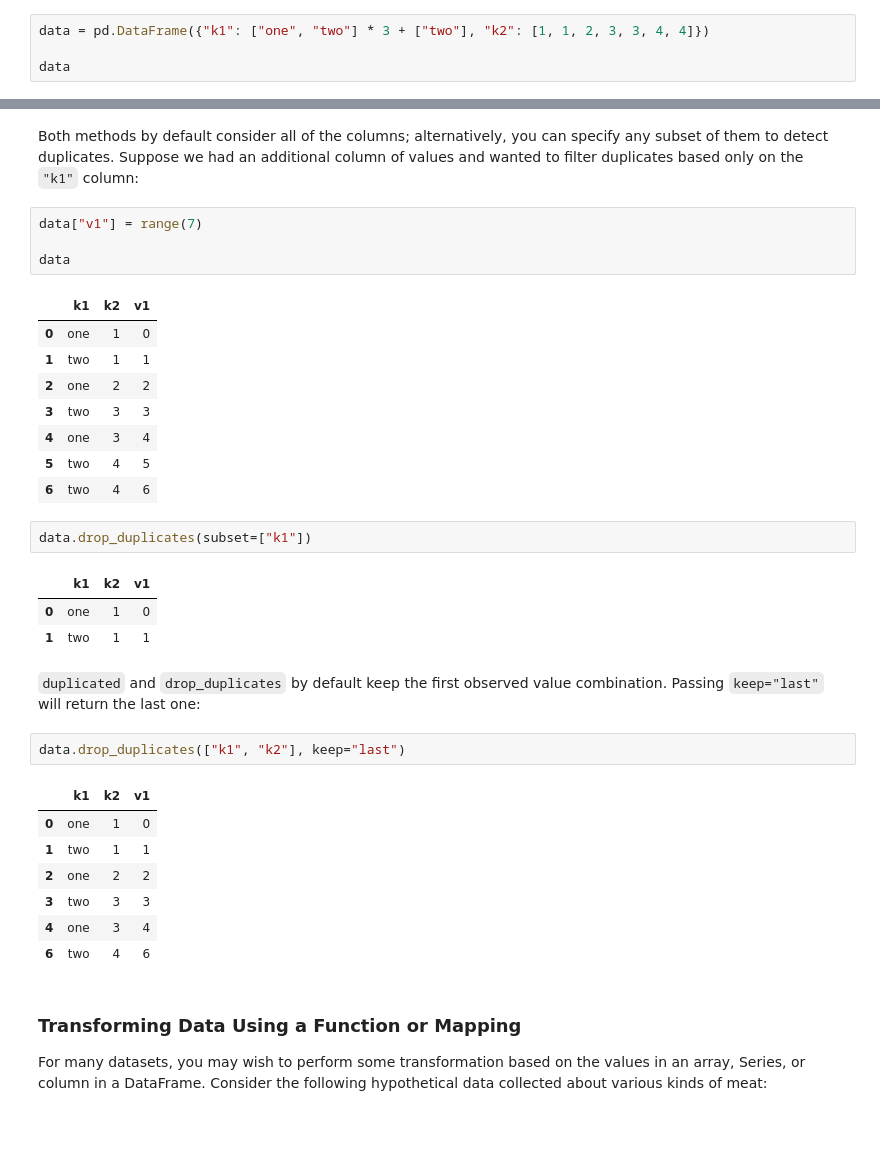
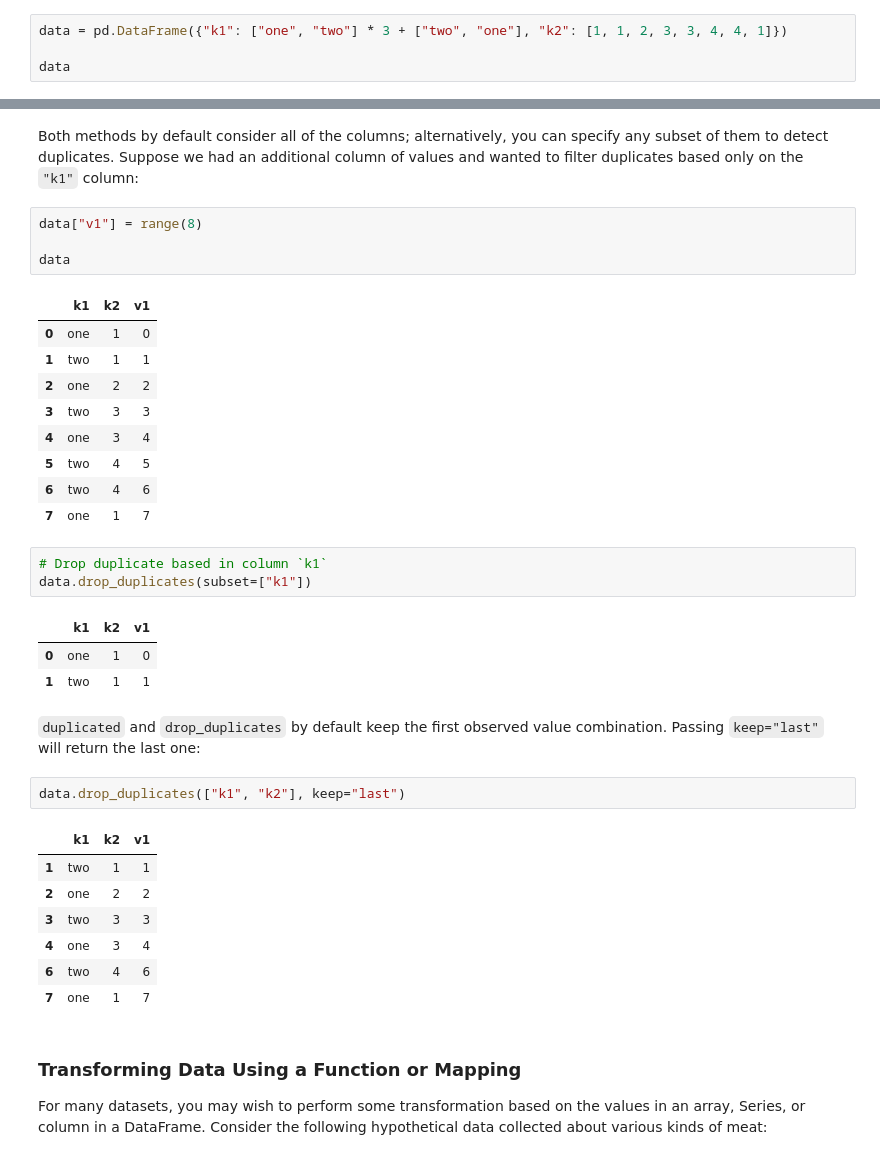
Before and after one commit to yamenkaba/training-bigdata-lab, a Jupyter notebook: Section 03 Pandas/3.5 Data Cleaning and Preparation.ipynb, the cells around one changed output, grey strips where cells are left out. Drawn from its saved outputs; the diff is of its cells as text; blank space fills up the shorter version.

```diff
--- a/Section 03 Pandas/3.5 Data Cleaning and Preparation.ipynb
+++ b/Section 03 Pandas/3.5 Data Cleaning and Preparation.ipynb
@@ -272,7 +281,7 @@ So far in this chapter we’ve been concerned with handling missing data. Filter
 
 Duplicate rows may be found in a DataFrame for any number of reasons. Here is an example:
 # %%
-data = pd.DataFrame({"k1": ["one", "two"] * 3 + ["two"], "k2": [1, 1, 2, 3, 3, 4, 4]})
+data = pd.DataFrame({"k1": ["one", "two"] * 3 + ["two", "one"], "k2": [1, 1, 2, 3, 3, 4, 4, 1]})
 
 data
 # %% [output]
@@ -312,36 +323,38 @@ data.drop_duplicates()
 # %% [markdown]
 Both methods by default consider all of the columns; alternatively, you can specify any subset of them to detect duplicates. Suppose we had an additional column of values and wanted to filter duplicates based only on the `"k1"` column:
 # %%
-data["v1"] = range(7)
+data["v1"] = range(8)
 
 data
 # %% [output]
 |  | k1 | k2 | v1 |
 | 0 | one | 1 | 0 |
 | 1 | two | 1 | 1 |
 | 2 | one | 2 | 2 |
 | 3 | two | 3 | 3 |
 | 4 | one | 3 | 4 |
 | 5 | two | 4 | 5 |
 | 6 | two | 4 | 6 |
+| 7 | one | 1 | 7 |
-# %%
-data.drop_duplicates(subset=["k1"])
-# %% [output]
-|  | k1 | k2 | v1 |
-| 0 | one | 1 | 0 |
-| 1 | two | 1 | 1 |
+# %%
+# Drop duplicate based in column `k1`
+data.drop_duplicates(subset=["k1"])
+# %% [output]
+|  | k1 | k2 | v1 |
+| 0 | one | 1 | 0 |
+| 1 | two | 1 | 1 |
 # %% [markdown]
 `duplicated` and `drop_duplicates` by default keep the first observed value combination. Passing `keep="last"` will return the last one:
 # %%
 data.drop_duplicates(["k1", "k2"], keep="last")
 # %% [output]
 |  | k1 | k2 | v1 |
-| 0 | one | 1 | 0 |
 | 1 | two | 1 | 1 |
 | 2 | one | 2 | 2 |
 | 3 | two | 3 | 3 |
 | 4 | one | 3 | 4 |
 | 6 | two | 4 | 6 |
+| 7 | one | 1 | 7 |
 # %% [markdown]
 <h3>Transforming Data Using a Function or Mapping</h3>
 
```
Also changed, not shown: parts of 60 cells of this notebook, 7 other files.
